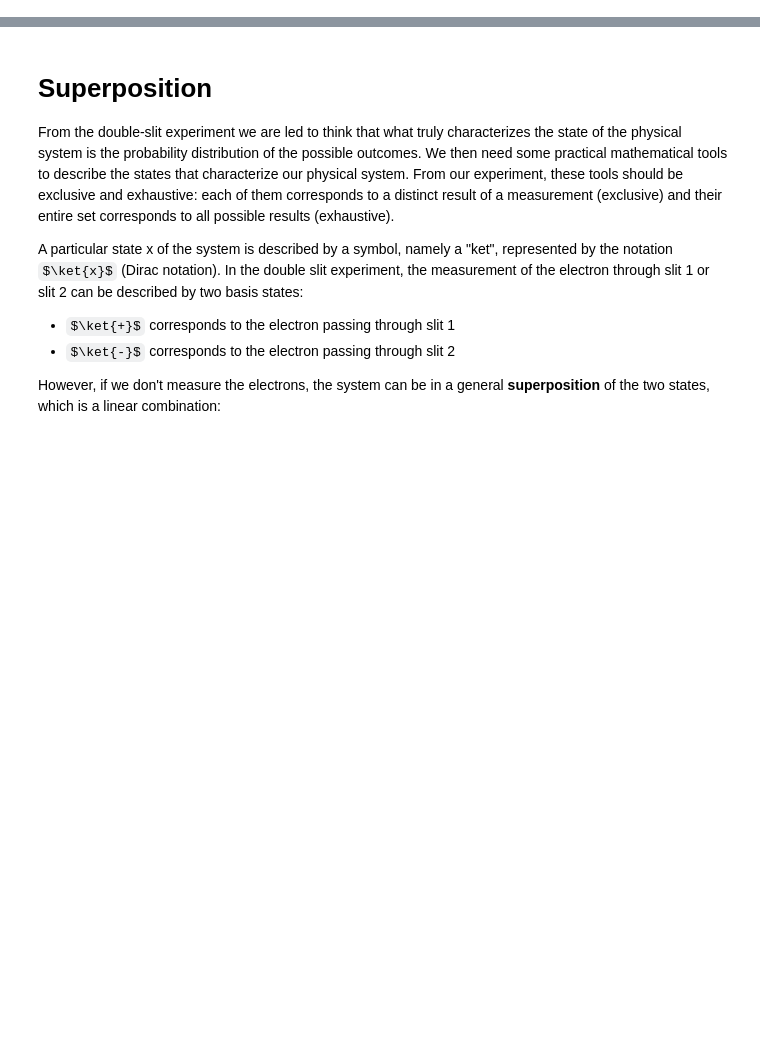
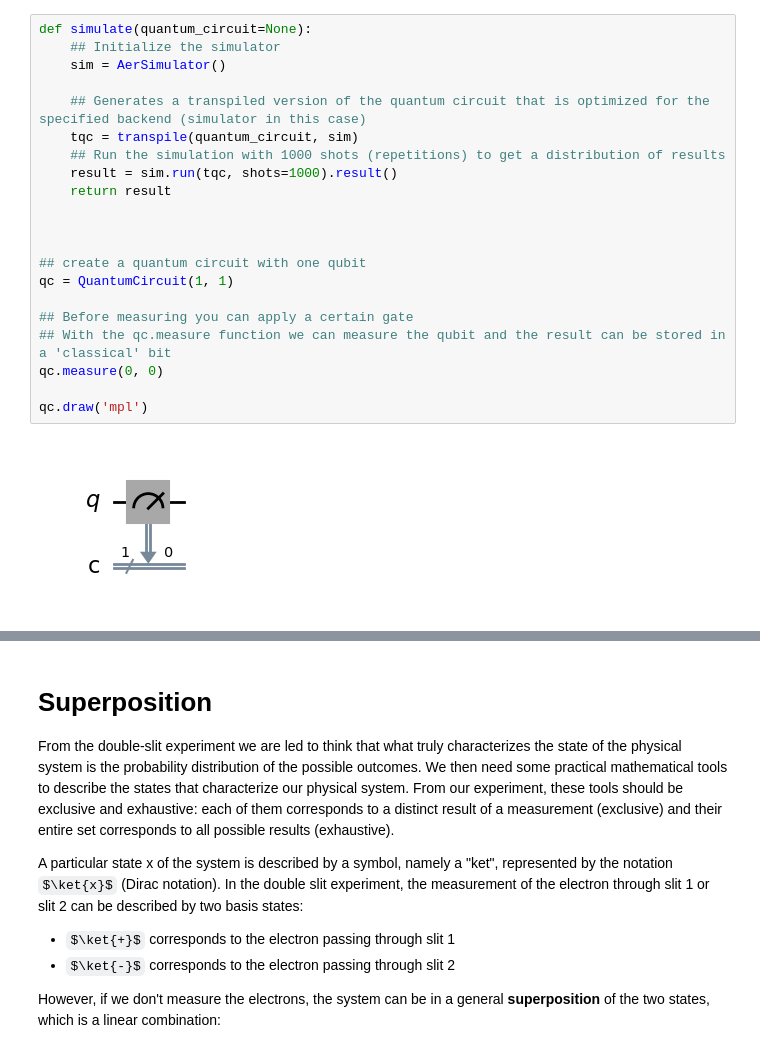
Before and after one commit to seppedijkstra/Quantum_Game, a Jupyter notebook: phys_nb_2/physics_nb.ipynb, the cells around one changed output, grey strips where cells are left out. Drawn from its saved outputs; the diff is of its cells as text; some formulas as TeX source; blank space fills up the shorter version.

```diff
--- a/phys_nb_2/physics_nb.ipynb
+++ b/phys_nb_2/physics_nb.ipynb
@@ -34,0 +102,23 @@ This suggests that observing (measuring) the path alters the outcome. Perhaps th
+# %%
+def simulate(quantum_circuit=None):
+    ## Initialize the simulator
+    sim = AerSimulator()
+
+    ## Generates a transpiled version of the quantum circuit that is optimized for the specified backend (simulator in this case)
+    tqc = transpile(quantum_circuit, sim)
+    ## Run the simulation with 1000 shots (repetitions) to get a distribution of results
+    result = sim.run(tqc, shots=1000).result()
+    return result
+
+
+
+## create a quantum circuit with one qubit
+qc = QuantumCircuit(1, 1)
+
+## Before measuring you can apply a certain gate
+## With the qc.measure function we can measure the qubit and the result can be stored in a 'classical' bit
+qc.measure(0, 0)
+
+qc.draw('mpl')
+# %% [output]
+[figure, added]
```
Also changed, not shown: parts of 24 cells of this notebook.
